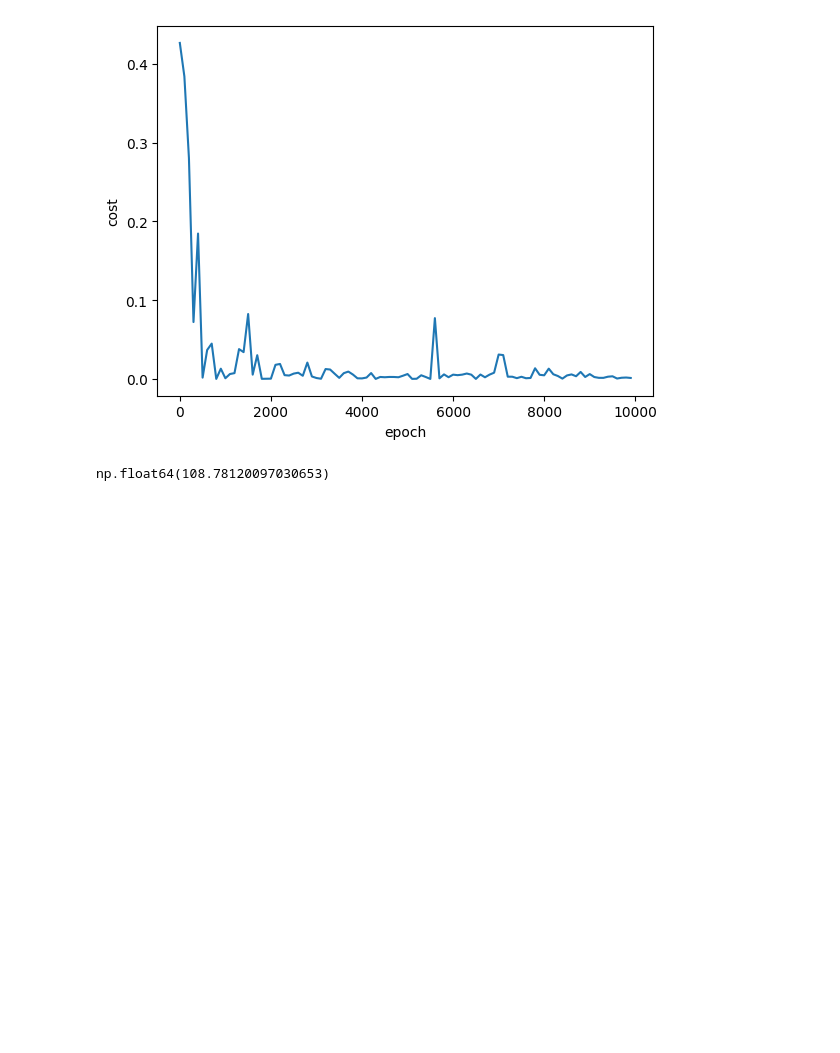
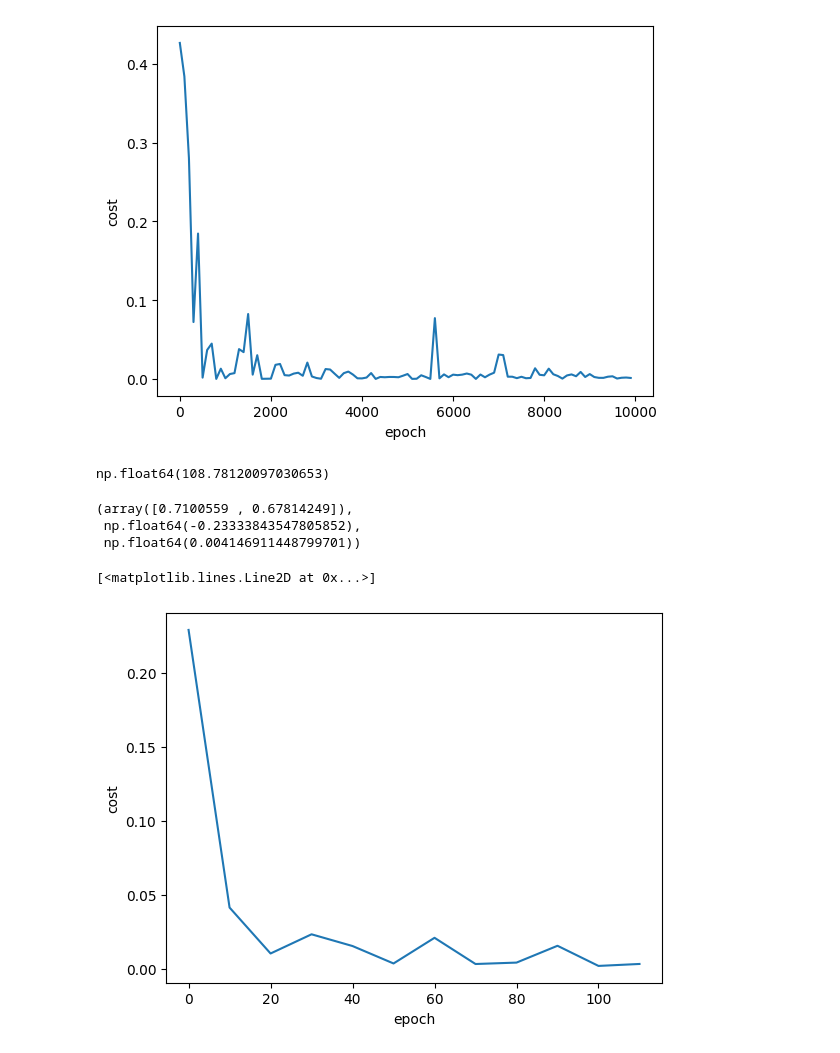
Before and after one commit to ADITI9981/Deep_Learning, a Jupyter notebook: types_of_Gradient_Descent.ipynb, the cells around one changed output. Saved outputs shown, nothing was run; the diff lists cells and outputs as text; code cells hidden in the pictures; blank space fills up the shorter version.

```diff
--- a/types_of_Gradient_Descent.ipynb
+++ b/types_of_Gradient_Descent.ipynb
@@ -177,3 +177,52 @@ plt.plot(epoch_list_s,cost_list_s)
 predict(2000,4,w_s,b_s)
 # %% [output]
 np.float64(108.78120097030653)
+# %%
+def mini_batch_gradient_descent(x,y_true,epochs,batch_size=5,learning_rate=0.01):
+  number_of_feature=x.shape[1]
+
+  w=np.ones(shape=(number_of_feature))
+  b=0
+  total_samples=x.shape[0]
+  if batch_size>total_samples:
+    batch_size=total_samples
+
+  cost_list=[]
+  epoch_list=[]
+
+  num_batches=int(total_samples/batch_size)
+
+  for i in range(epochs):
+    random_index=np.random.permutation(total_samples)
+    x_shuffled=x[random_index]
+    y_shuffled=y_true[random_index]
+    for j in range(0,total_samples,batch_size):
+      batch_x=x_shuffled[j:j+batch_size]
+      batch_y=y_shuffled[j:j+batch_size]
+      y_predicted=np.dot(batch_x,w) +b
+
+      w_grad=-(2/len(batch_x))*(batch_x.T.dot(batch_y-y_predicted))
+      b_grad=-(2/len(batch_x))*np.sum(batch_y-y_predicted)
+
+      w=w-learning_rate*w_grad
+      b=b-learning_rate*b_grad
+      cost=np.mean(np.square(batch_y-y_predicted))
+
+    if i%10==0:
+      cost_list.append(cost)
+      epoch_list.append(i)
+  return w,b,cost,cost_list,epoch_list
+
+w_m,b_m,cost_m,cost_list_m,epoch_list_m=mini_batch_gradient_descent(scaled_x,scaled_y.reshape(scaled_y.shape[0],),epochs=120,batch_size=5)
+w_m,b_m,cost_m
+# %% [output]
+(array([0.7100559 , 0.67814249]),
+ np.float64(-0.23333843547805852),
+ np.float64(0.004146911448799701))
+# %%
+plt.xlabel("epoch")
+plt.ylabel("cost")
+plt.plot(epoch_list_m,cost_list_m)
+# %% [output]
+[<matplotlib.lines.Line2D at 0x...>]
+[figure, added]
```
